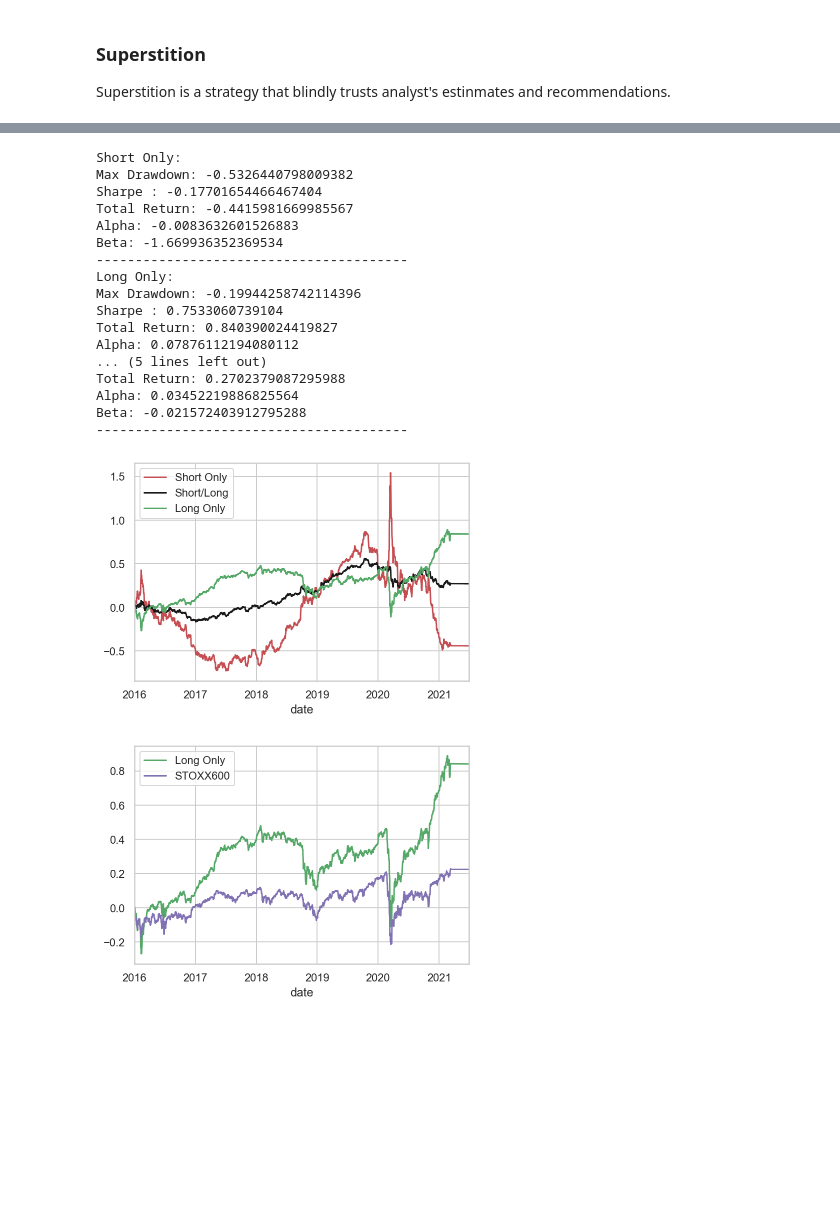
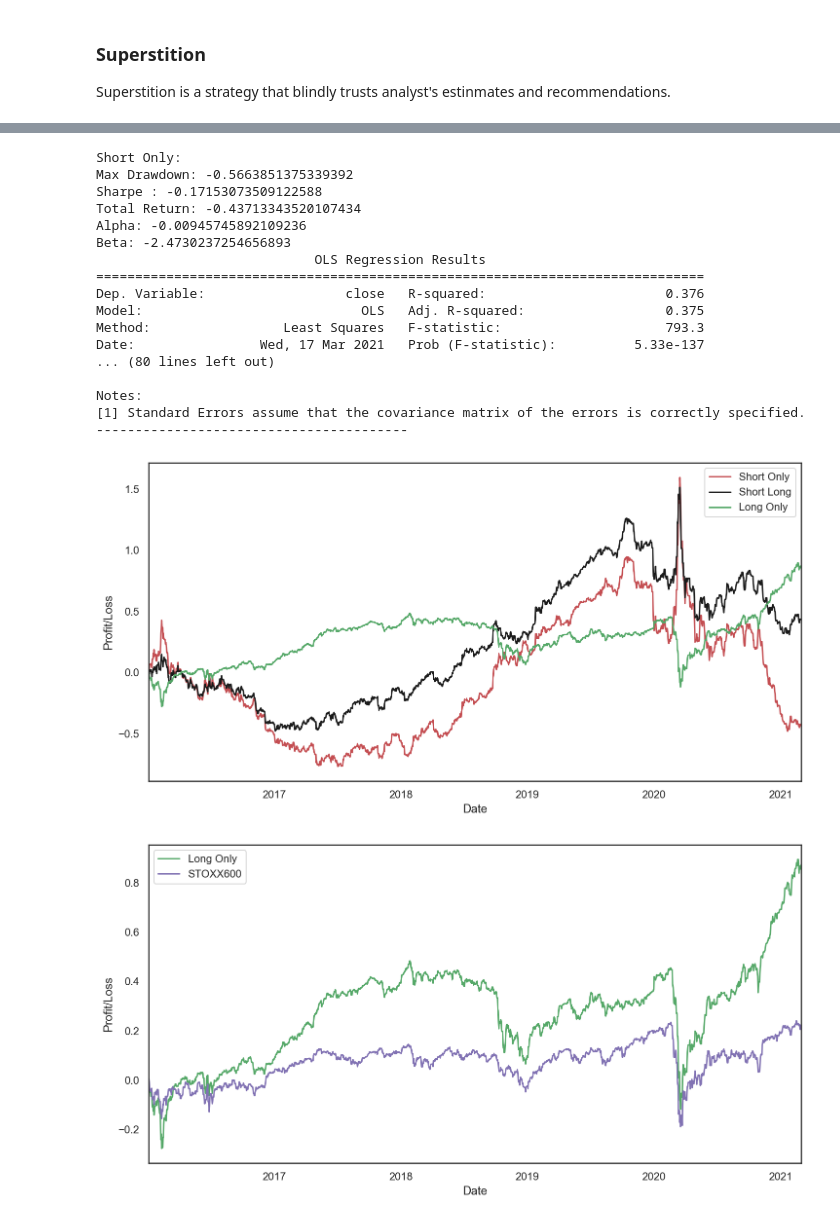
Before and after one commit to iewaij/tseu, a Jupyter notebook: notebooks/backtest_mega.ipynb, the cells around one changed output, grey strips where cells are left out. Saved outputs shown, nothing was run; the diff lists cells and outputs as text; code cells hidden in the pictures; blank space fills up the shorter version.

```diff
--- a/notebooks/backtest_mega.ipynb
+++ b/notebooks/backtest_mega.ipynb
@@ -9,7 +9,7 @@ pd.options.mode.chained_assignment = None
 np.seterr(divide="ignore", invalid="ignore")
 import matplotlib.pyplot as plt
 import seaborn as sns
-sns.set_theme(context="notebook", style="whitegrid", color_codes=True)
+sns.set_theme(context="notebook", style="white", color_codes=True)
 from sklearn.metrics import classification_report
 from xgboost import XGBClassifier
 import warnings
@@ -469,31 +441,31 @@ weighted avg       0.08      0.21      0.12     49441
 # %%
 backtest_report(
     backtest_data,
     superstition_features,
     xgb_clf,
     test_start="2015-12-01",
-    test_end="2020-12-01",
+    test_end="2021-03-01",
     months=3,
     n=10,
     weight="equal",
     method="percent")
 # %% [output]
 Short Only:
-Max Drawdown: -0.5326440798009382
-Sharpe : -0.17701654466467404
-Total Return: -0.4415981669985567
-Alpha: -0.0083632601526883
-Beta: -1.669936352369534
+Max Drawdown: -0.5663851375339392
+Sharpe : -0.17153073509122588
+Total Return: -0.43713343520107434
+Alpha: -0.00945745892109236
+Beta: -2.4730237254656893
+                            OLS Regression Results
+==============================================================================
+Dep. Variable:                  close   R-squared:                       0.376
+Model:                            OLS   Adj. R-squared:                  0.375
+Method:                 Least Squares   F-statistic:                     793.3
+Date:                Wed, 17 Mar 2021   Prob (F-statistic):          5.33e-137
+... (80 lines left out)
+
+Notes:
+[1] Standard Errors assume that the covariance matrix of the errors is correctly specified.
 ----------------------------------------
-Long Only:
-Max Drawdown: -0.19944258742114396
-Sharpe : 0.7533060739104
-Total Return: 0.840390024419827
-Alpha: 0.07876112194080112
-... (5 lines left out)
-Total Return: 0.2702379087295988
-Alpha: 0.03452219886825564
-Beta: -0.021572403912795288
-----------------------------------------
-[figure, old version]
+[figure, new version]
-[figure, old version]
+[figure, new version]
```
Also changed, not shown: parts of 11 cells of this notebook, 2 other files.
